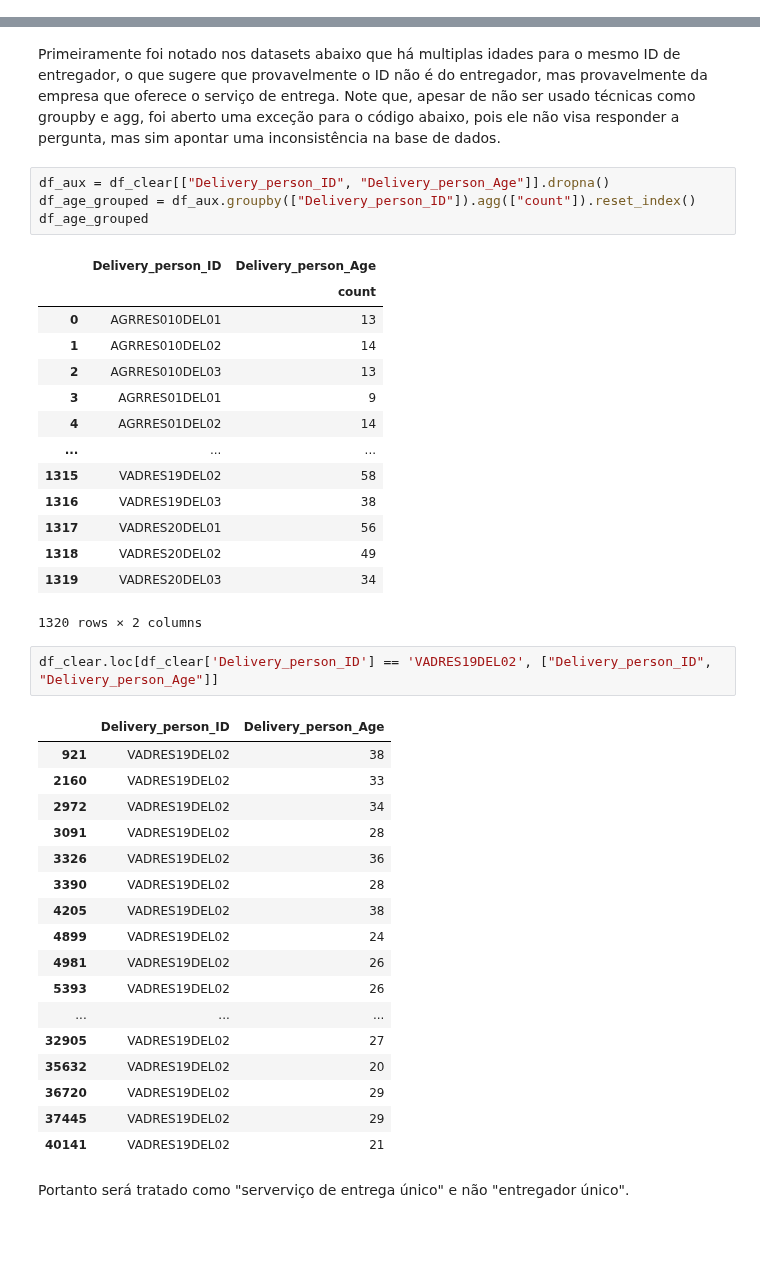
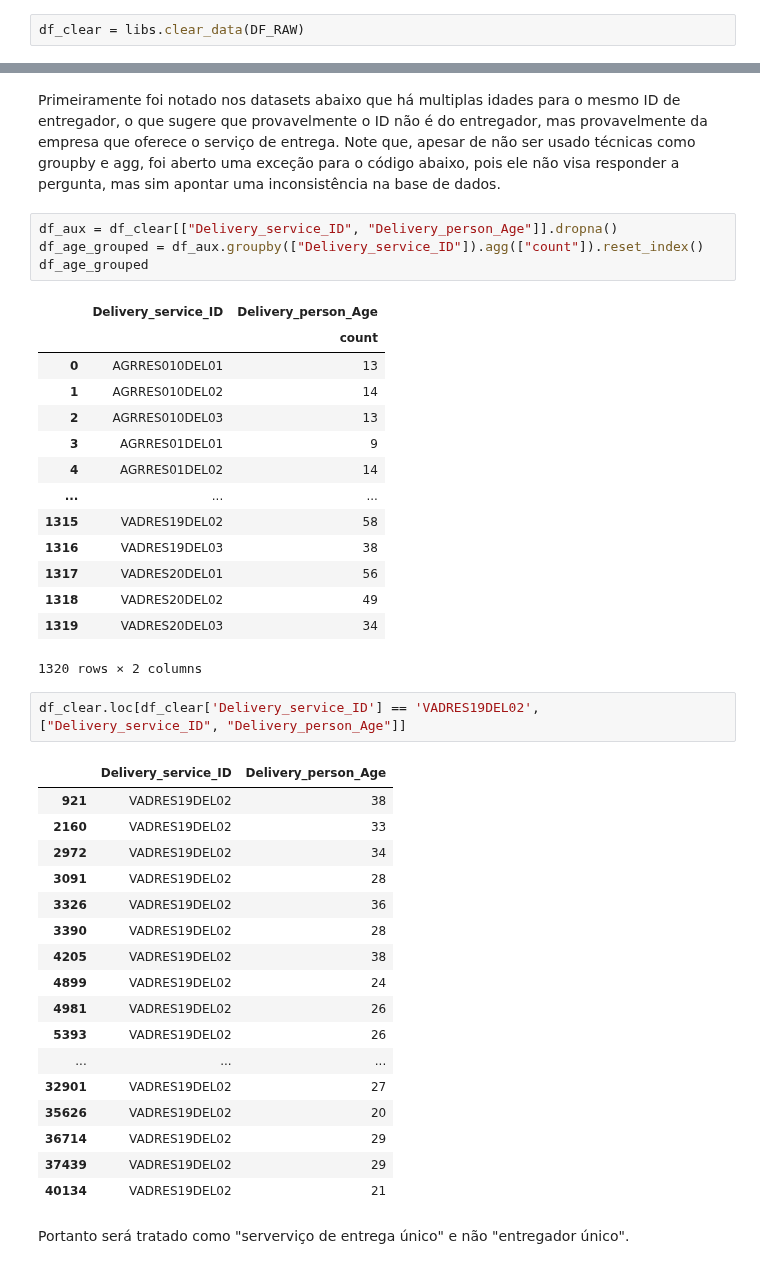
Before and after one commit to luc457x/CDS-PA, a Jupyter notebook: notebook.ipynb, the cells around one changed output, grey strips where cells are left out. Drawn from its saved outputs; the diff is of its cells as text; blank space fills up the shorter version.

```diff
--- a/notebook.ipynb
+++ b/notebook.ipynb
@@ -263,3 +94,5 @@ df_clear = df_clear[["ID", "Delivery_person_ID", "Delivery_person_Age", "Deliver
+# %%
+df_clear = libs.clear_data(DF_RAW)
 # %%
 df_clear.info()
 # %% [output]
@@ -317,11 +150,11 @@ len(df_clear)
 Primeiramente foi notado nos datasets abaixo que há multiplas idades para o mesmo ID de entregador, o que sugere que provavelmente o ID não é do entregador, mas provavelmente da empresa que oferece o serviço de entrega.
 Note que, apesar de não ser usado técnicas como groupby e agg, foi aberto uma exceção para o código abaixo, pois ele não visa responder a pergunta, mas sim apontar uma inconsistência na base de dados.
 # %%
-df_aux = df_clear[["Delivery_person_ID", "Delivery_person_Age"]].dropna()
-df_age_grouped = df_aux.groupby(["Delivery_person_ID"]).agg(["count"]).reset_index()
+df_aux = df_clear[["Delivery_service_ID", "Delivery_person_Age"]].dropna()
+df_age_grouped = df_aux.groupby(["Delivery_service_ID"]).agg(["count"]).reset_index()
 df_age_grouped
 # %% [output]
-|  | Delivery_person_ID | Delivery_person_Age |
+|  | Delivery_service_ID | Delivery_person_Age |
 |  |  | count |
 | 0 | AGRRES010DEL01 | 13 |
 | 1 | AGRRES010DEL02 | 14 |
@@ -336,9 +169,9 @@ df_age_grouped
 | 1319 | VADRES20DEL03 | 34 |
 1320 rows × 2 columns
 # %%
-df_clear.loc[df_clear['Delivery_person_ID'] == 'VADRES19DEL02', ["Delivery_person_ID", "Delivery_person_Age"]]
+df_clear.loc[df_clear['Delivery_service_ID'] == 'VADRES19DEL02', ["Delivery_service_ID", "Delivery_person_Age"]]
 # %% [output]
-|  | Delivery_person_ID | Delivery_person_Age |
+|  | Delivery_service_ID | Delivery_person_Age |
 | 921 | VADRES19DEL02 | 38 |
 | 2160 | VADRES19DEL02 | 33 |
 | 2972 | VADRES19DEL02 | 34 |
@@ -350,11 +183,11 @@ df_clear.loc[df_clear['Delivery_person_ID'] == 'VADRES19DEL02', ["Delivery_perso
 | 4981 | VADRES19DEL02 | 26 |
 | 5393 | VADRES19DEL02 | 26 |
 | ... | ... | ... |
-| 32905 | VADRES19DEL02 | 27 |
-| 35632 | VADRES19DEL02 | 20 |
-| 36720 | VADRES19DEL02 | 29 |
-| 37445 | VADRES19DEL02 | 29 |
-| 40141 | VADRES19DEL02 | 21 |
+| 32901 | VADRES19DEL02 | 27 |
+| 35626 | VADRES19DEL02 | 20 |
+| 36714 | VADRES19DEL02 | 29 |
+| 37439 | VADRES19DEL02 | 29 |
+| 40134 | VADRES19DEL02 | 21 |
 # %% [markdown]
 Portanto será tratado como "serverviço de entrega único" e não "entregador único".
 # %%
```
Also changed, not shown: parts of 71 cells of this notebook, 6 other files.
